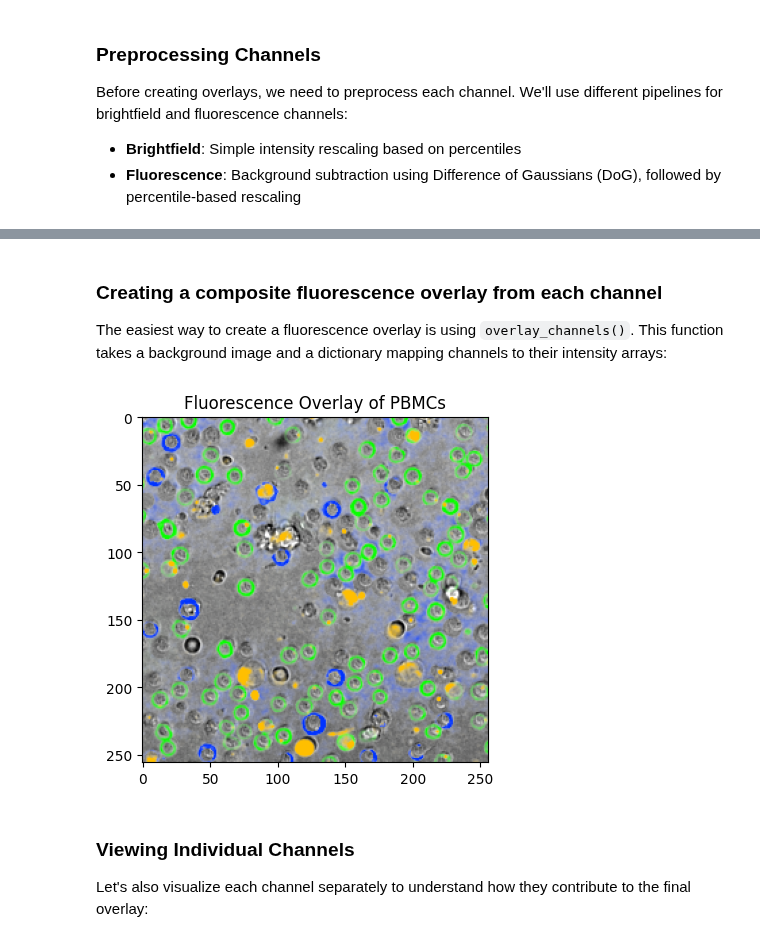
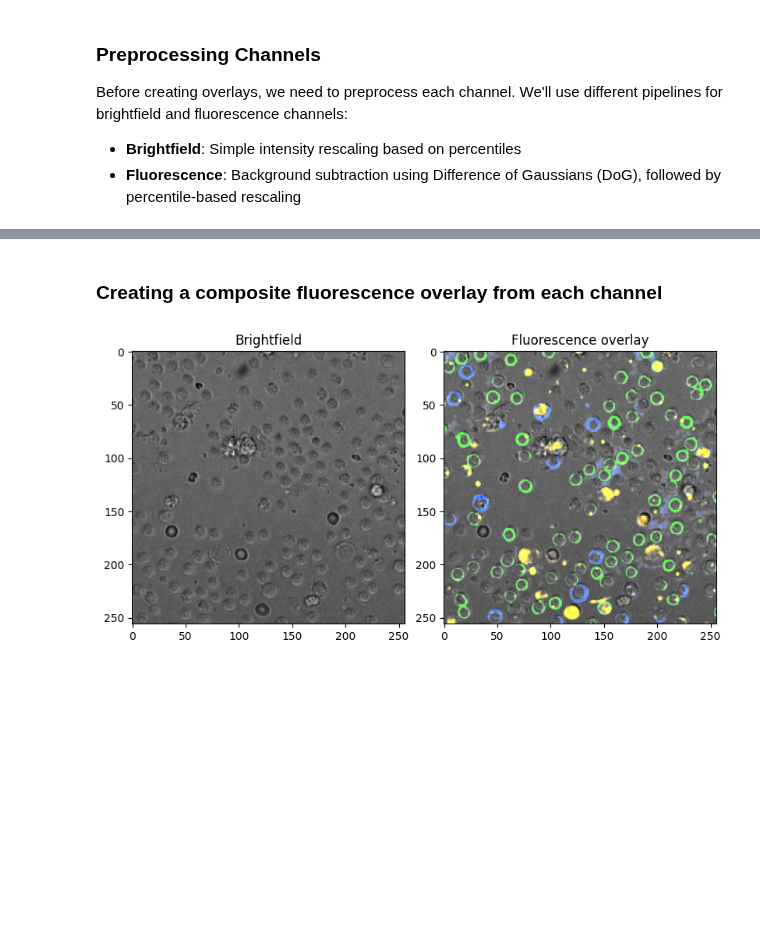
Before and after one commit to Arcadia-Science/arcadia-microscopy-tools, a Jupyter notebook: docs/examples/fluorescence_overlays.ipynb, the cells around one changed output, grey strips where cells are left out. Saved outputs shown, nothing was run; the diff lists cells and outputs as text; code cells hidden in the pictures; blank space fills up the shorter version.

```diff
--- a/docs/examples/fluorescence_overlays.ipynb
+++ b/docs/examples/fluorescence_overlays.ipynb
@@ -43,22 +42,3 @@ MicroscopyImage(sizes={'C': 4, 'Y': 256, 'X': 256}, channels=['BRIGHTFIELD', 'DA
 Before creating overlays, we need to preprocess each channel. We'll use different pipelines for brightfield and fluorescence channels:
 - **Brightfield**: Simple intensity rescaling based on percentiles
 - **Fluorescence**: Background subtraction using Difference of Gaussians (DoG), followed by percentile-based rescaling
-# %%
-# Create image processing pipelines for brightfield and fluorescence channels
-pipelines = {
-    "brightfield": Pipeline([ImageOperation(rescale_by_percentile, percentile_range=(0.1, 99.9))]),
-    "fluorescence": Pipeline(
-        [
-            ImageOperation(subtract_background_dog, percentile=50),
-            ImageOperation(rescale_by_percentile, percentile_range=(1, 99)),
-        ]
-    ),
-}
-
-processed_intensities_dict = {}
-for channel in image.channels:
-    pipeline = (
-        pipelines["fluorescence"] if channel.excitation_nm is not None else pipelines["brightfield"]
-    )
-    processed_intensities = image.apply_pipeline(pipeline, channel)
-    processed_intensities_dict[channel] = processed_intensities
@@ -65,31 +85,23 @@ for channel in image.channels:
 # %% [markdown]
 ### Creating a composite fluorescence overlay from each channel
-
-The easiest way to create a fluorescence overlay is using `overlay_channels()`. This function takes a background image and a dictionary mapping channels to their intensity arrays:
 # %%
-# Get the brightfield as background
-background = processed_intensities_dict[BRIGHTFIELD]
+from arcadia_microscopy_tools import overlay_channels
 
-# Get fluorescence channels
-fluorescence_channels = {
-    channel: processed_intensities_dict[channel]
-    for channel in image.channels
-    if channel.excitation_nm is not None
+brightfield_channel = next(ch for ch in image.channels if ch.excitation_nm is None)
+background = preprocessed_intensities[brightfield_channel].astype(np.float64)
+
+fluorescence_intensities = {
+    ch: intensities.astype(np.float64)
+    for ch, intensities in preprocessed_intensities.items()
+    if ch.excitation_nm is not None
 }
 
-# Create the overlay
-overlay = overlay_channels(
-    background=background,
-    channel_intensities=fluorescence_channels,
-)
+overlay = overlay_channels(background, fluorescence_intensities)
 
-# Display the result
-fig, ax = plt.subplots(figsize=(4, 4), layout="constrained")
-_ = ax.imshow(overlay)
-_ = ax.set_title("Fluorescence Overlay of PBMCs")
+fig, axes = plt.subplots(1, 2, figsize=(8, 4), layout="constrained")
+_ = axes[0].imshow(background, cmap="gray")
+_ = axes[0].set_title("Brightfield")
+_ = axes[1].imshow(overlay)
+_ = axes[1].set_title("Fluorescence overlay")
 # %% [output]
-[figure, old version]
+[figure, new version]
-# %% [markdown]
-### Viewing Individual Channels
-
-Let's also visualize each channel separately to understand how they contribute to the final overlay:
```
Also changed, not shown: parts of 6 cells of this notebook.
